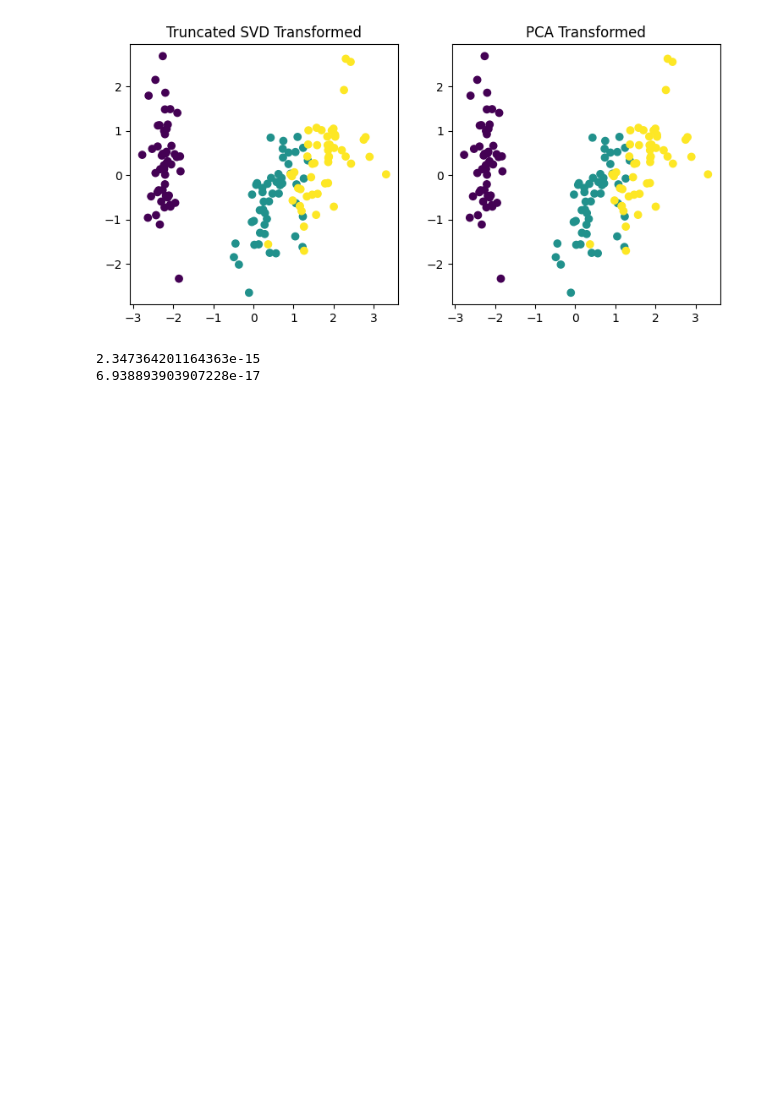
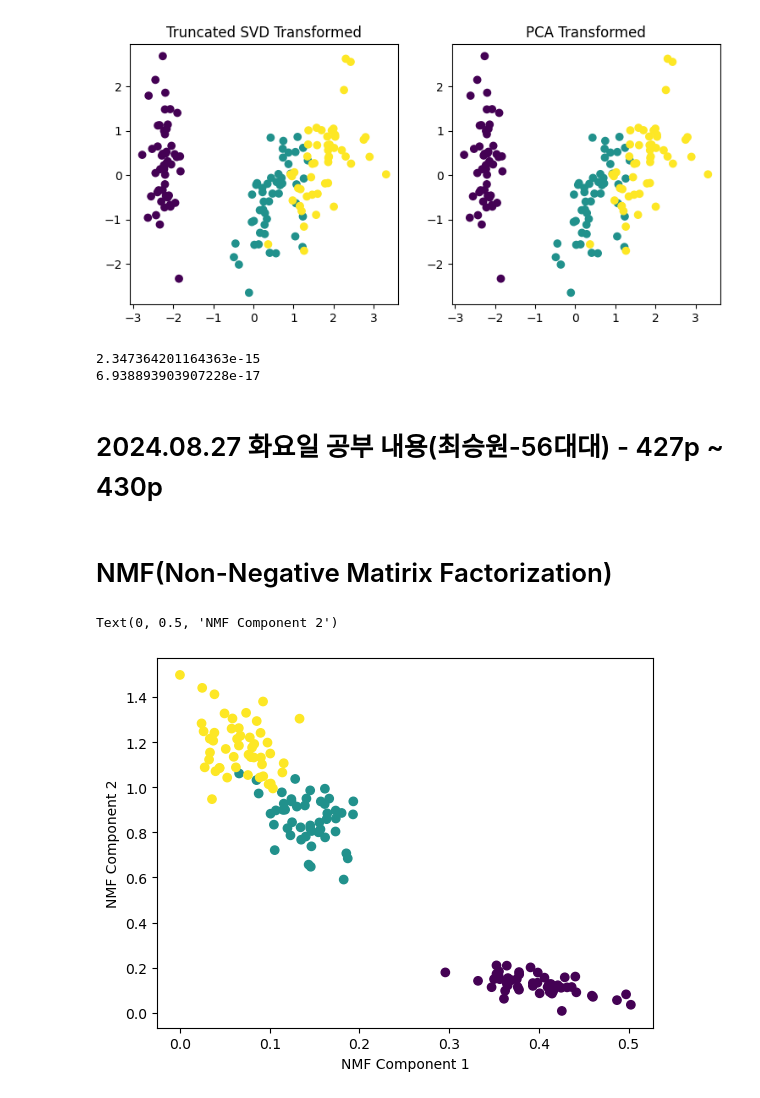
Before and after one commit to Mrhisik/python-machine-learning-guide, a Jupyter notebook: Ch6-Dimension Reduction.ipynb, the cells around one changed output. Saved outputs shown, nothing was run; the diff lists cells and outputs as text; code cells hidden in the pictures; blank space fills up the shorter version.

```diff
--- a/Ch6-Dimension Reduction.ipynb
+++ b/Ch6-Dimension Reduction.ipynb
@@ -391,3 +391,24 @@ print((pca.components_ - tsvd.components_).mean())
 # %% [output]
 2.347364201164363e-15
 6.938893903907228e-17
+# %% [markdown]
+# 2024.08.27 화요일 공부 내용(최승원-56대대) - 427p ~ 430p
+# %% [markdown]
+# NMF(Non-Negative Matirix Factorization)
+# %%
+from sklearn.decomposition import NMF
+from sklearn.datasets import load_iris
+import matplotlib.pyplot as plt
+%matplotlib inline
+
+iris = load_iris()
+iris_ftrs = iris.data
+nmf = NMF(n_components=2)
+nmf.fit(iris_ftrs)
+iris_nmf = nmf.transform(iris_ftrs)
+plt.scatter(x=iris_nmf[:, 0], y=iris_nmf[:, 1], c=iris.target)
+plt.xlabel('NMF Component 1')
+plt.ylabel('NMF Component 2')
+# %% [output]
+Text(0, 0.5, 'NMF Component 2')
+[figure, added]
```
Also changed, not shown: parts of 2 cells of this notebook.
